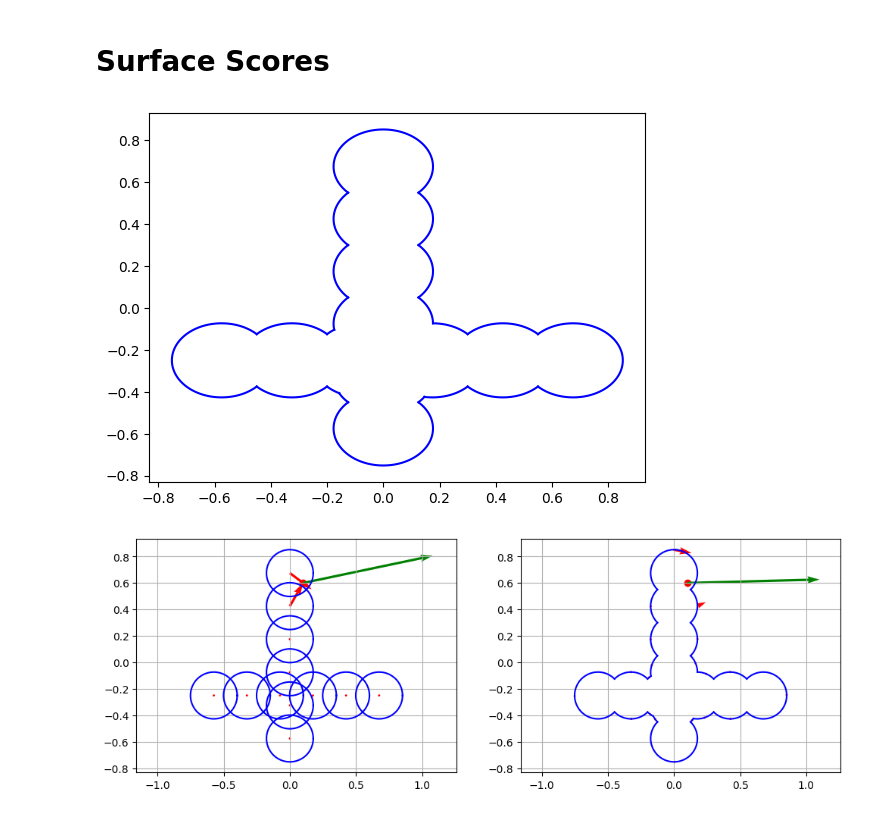
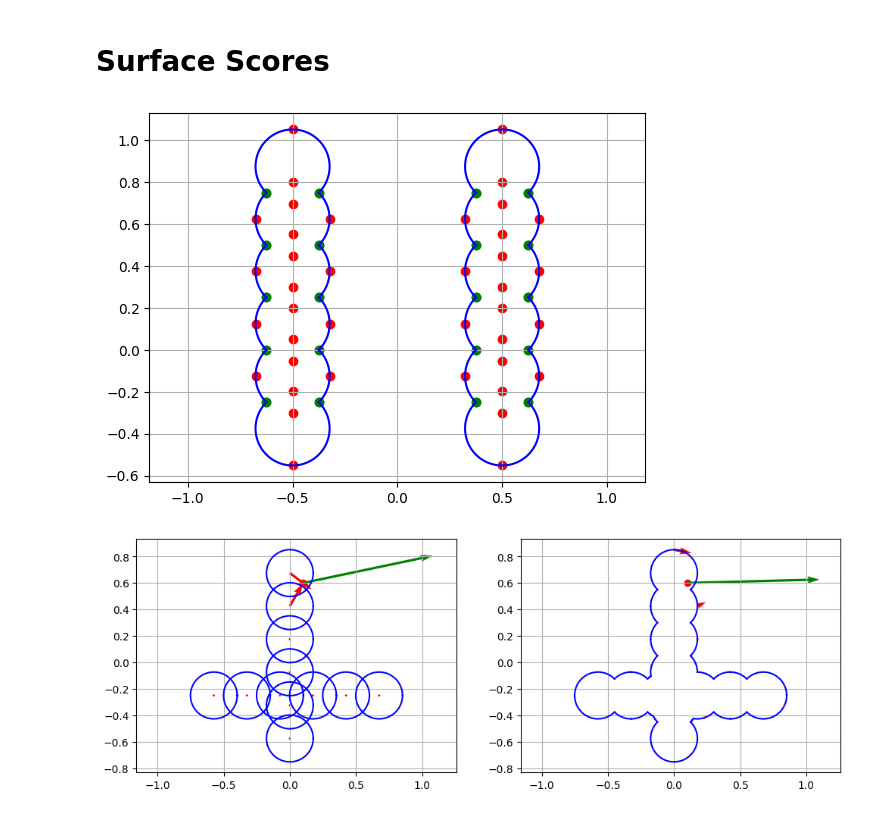
Before and after one commit to myfatemi04/constraint-guidance, a Jupyter notebook: notebooks/surface_scores.ipynb, the cells around one changed output. Drawn from its saved outputs; the diff is of its cells as text; code cells hidden in the pictures.

Commit message:
update code for computing obstacle feasible region

```diff
--- a/notebooks/surface_scores.ipynb
+++ b/notebooks/surface_scores.ipynb
@@ -136,11 +98,13 @@ def circle_circle_intersection_angles(circles_a, circles_b, *, eps=1e-12):
 # %%
 import json
-with open("../instances_data/instances_connected_room.json") as f:
+with open("../instances_data/instances_shelf.json") as f:
     data = json.load(f)
 # %%
 from ael.problem import Problem
 problem = Problem.from_json(data[0])
 # %%
+import matplotlib.pyplot as plt
+
 # Simplify the obstacles.
 obstacle_circles = np.array(
     [
@@ -149,64 +113,57 @@ obstacle_circles = np.array(
             problem.obstacle_positions[i][1],
             problem.obstacle_radii[i],
         ]
         for i in range(problem.num_obstacles)
     ]
 )
 
-int_a, int_b, valid = circle_circle_intersection_angles(
-    obstacle_circles, obstacle_circles
-)
+angles = circle_circle_intersection_angles(obstacle_circles, obstacle_circles)
 
 # compute subdivisions
-subdivisions = [
-    sorted(
-        set(
-            [int_a[i][j][0] for j in range(len(int_a)) if valid[i][j]]
-            + [int_a[i][j][1] for j in range(len(int_a)) if valid[i][j]]
-        )
-    )
-    for i in range(len(int_a))
-]
+subdivisions = []
+for i in range(len(obstacle_circles)):
+    angles_here = angles[i, :, :2].flatten()
+    angles_here = angles_here[~np.isnan(angles_here)]
+    angles_here = np.mod(angles_here, 2 * np.pi)
+    subdivisions.append(np.sort(angles_here))
 
 new_pairs = []
 for i in range(len(subdivisions)):
     for ta, tb in zip(
-        subdivisions[i], subdivisions[i][1:] + [subdivisions[i][0] + 2 * np.pi]
+        subdivisions[i], [*subdivisions[i][1:], subdivisions[i][0] + 2 * np.pi]
     ):
         mid_angle = 0.5 * (ta + tb)
         mid_x = obstacle_circles[i][0] + obstacle_circles[i][2] * np.cos(mid_angle)
         mid_y = obstacle_circles[i][1] + obstacle_circles[i][2] * np.sin(mid_angle)
+        plt.scatter([mid_x], [mid_y], color="red")
+        plt.scatter(
+            [obstacle_circles[i][0] + obstacle_circles[i][2] * np.cos(ta)],
+            [obstacle_circles[i][1] + obstacle_circles[i][2] * np.sin(ta)],
+            color="green",
+        )
 
         # Check if the midpoint is inside any other obstacle
-        inside_other = False
-        for j in range(len(obstacle_circles)):
-            if i == j:
-                continue
-            dist = np.sqrt(
-                (mid_x - obstacle_circles[j][0]) ** 2
-                + (mid_y - obstacle_circles[j][1]) ** 2
-            )
-            if dist < obstacle_circles[j][2]:
-                inside_other = True
-                break
-
-        if not inside_other:
+        distances = np.sqrt(
+            (mid_x - obstacle_circles[:, 0]) ** 2
+            + (mid_y - obstacle_circles[:, 1]) ** 2
+        )
+        ok = distances >= obstacle_circles[:, 2]
+        ok[i] = True  # Ignore self
+        if ok.all():
             new_pairs.append((i, ta, tb))
-
-# plot the arcs formed by these pairs
-
-import matplotlib.pyplot as plt
 
 for i, ta, tb in new_pairs:
     circle = obstacle_circles[i]
     theta = np.linspace(ta, tb, 100)
     x = circle[0] + circle[2] * np.cos(theta)
     y = circle[1] + circle[2] * np.sin(theta)
     plt.plot(x, y, "b-")
 
+plt.grid()
+plt.axis("equal")
 plt.show()
 # %% [output]
-[figure, old version]
+[figure, new version]
 # %%
 import matplotlib.pyplot as plt
 
```
Also changed, not shown: parts of 1 cell of this notebook.
